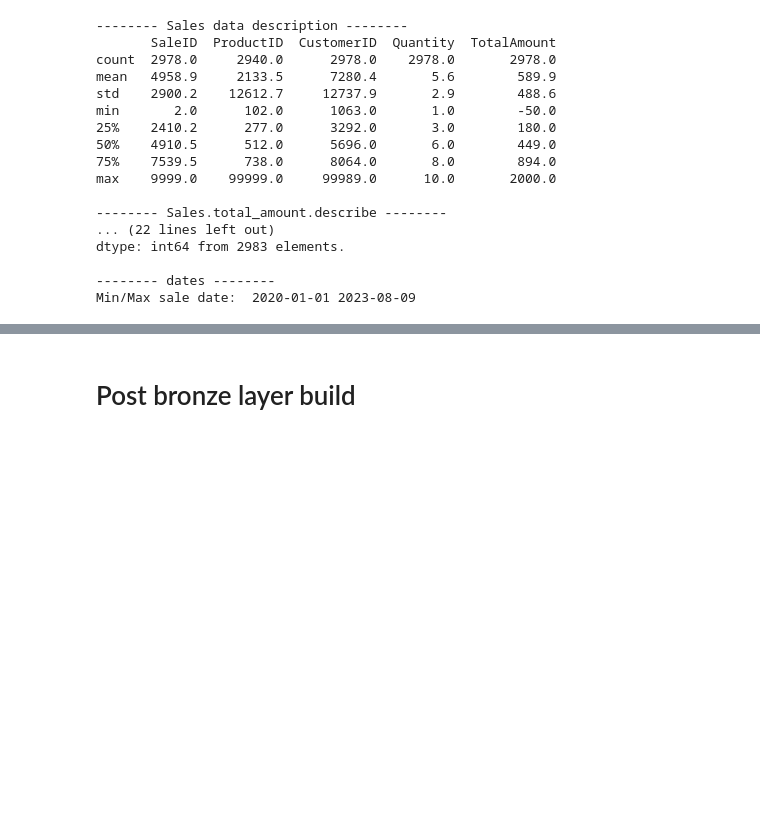
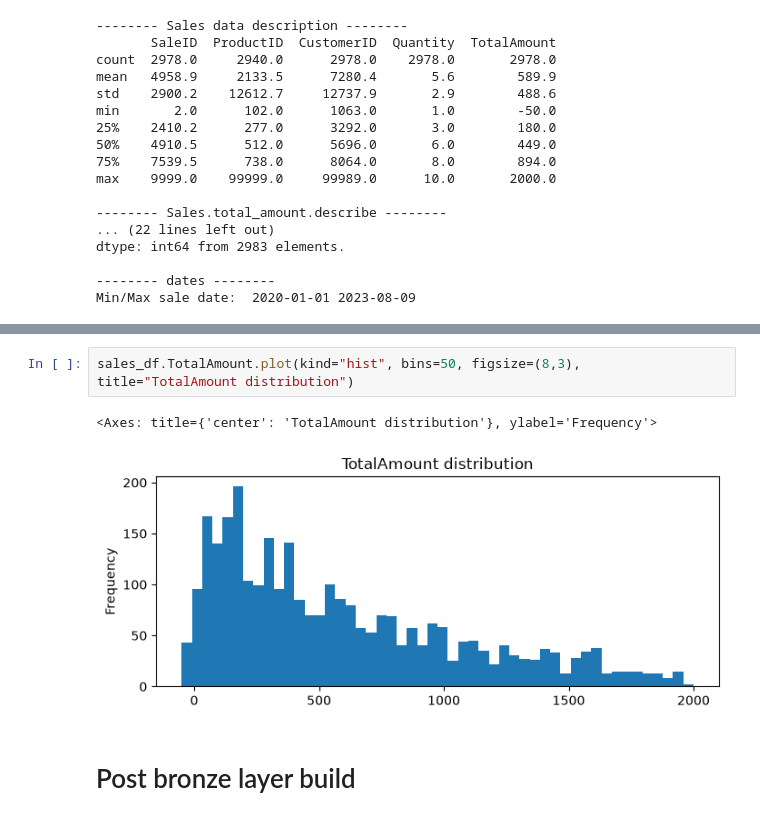
Before and after one commit to RodrigoAndresPerezJamett/doodle-test-data-engineer, a Jupyter notebook: notebooks/playground.ipynb, the cells around one changed output, grey strips where cells are left out. Saved outputs shown, nothing was run; the diff lists cells and outputs as text; blank space fills up the shorter version.

```diff
--- a/notebooks/playground.ipynb
+++ b/notebooks/playground.ipynb
@@ -288,3 +304,8 @@ Min/Max sale date:  2020-01-01 2023-08-09
+# %%
+sales_df.TotalAmount.plot(kind="hist", bins=50, figsize=(8,3), title="TotalAmount distribution")
+# %% [output]
+<Axes: title={'center': 'TotalAmount distribution'}, ylabel='Frequency'>
+[figure, added]
 # %% [markdown]
 # Post bronze layer build
 # %%
```
Also changed, not shown: parts of 6 cells of this notebook, 1 other file.
